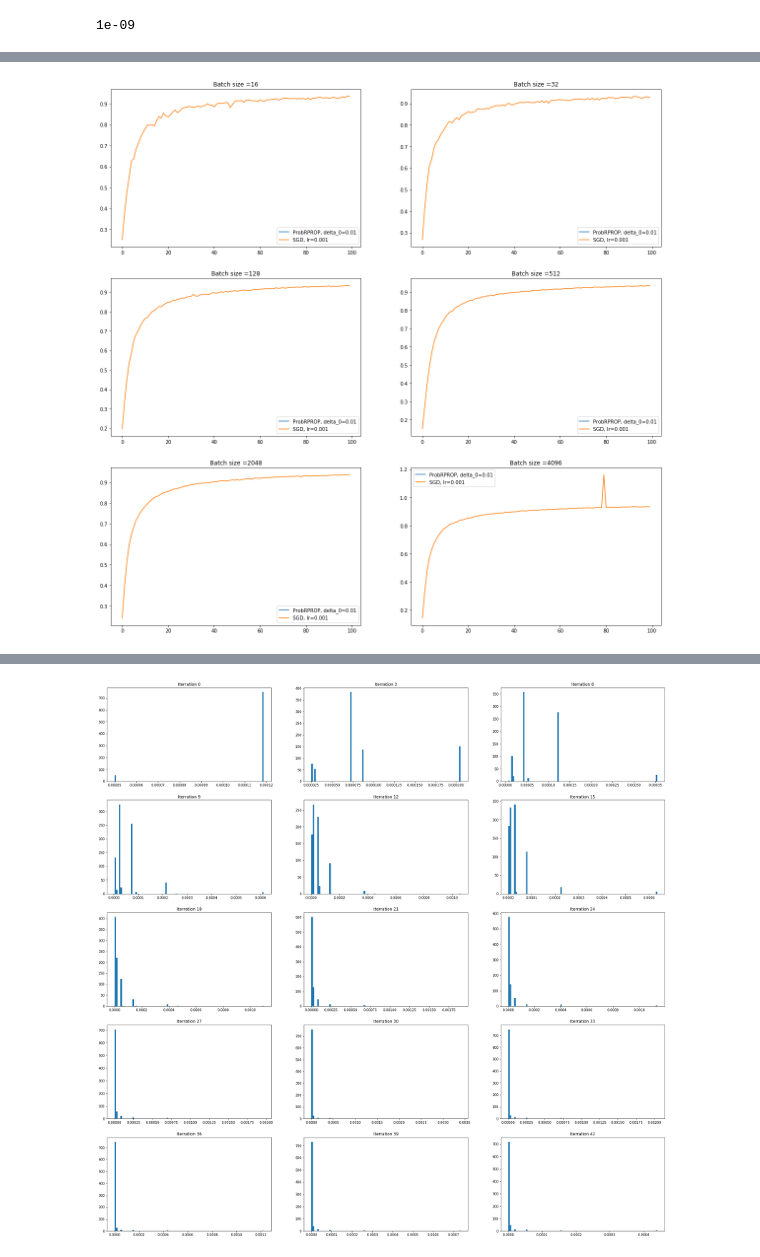
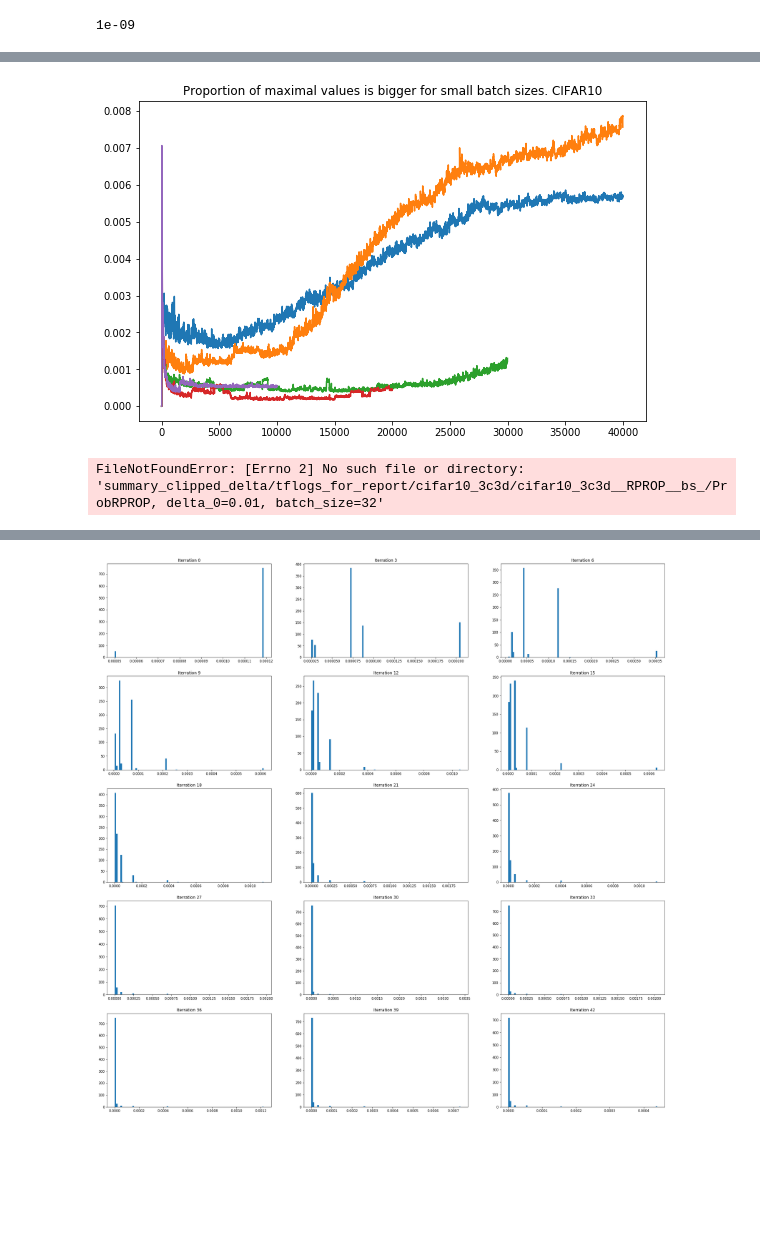
Before and after one commit to zadaianchuk/ProbabilisticRPROP, a Jupyter notebook: experiments.ipynb, the cells around one changed output, grey strips where cells are left out. Saved outputs shown, nothing was run; the diff lists cells and outputs as text; code cells hidden in the pictures; blank space fills up the shorter version.

```diff
--- a/experiments.ipynb
+++ b/experiments.ipynb
@@ -21,0 +92,23 @@ os.getcwd()
+# %%
+name = "tflogs_for_report/cifar10_3c3d/cifar10_3c3d__RPROP__bs_"
+batch_sizes = [32, 128, 512, 1024, 2048]
+Ns={32:40000,128:40000,512:30000,1024:20000,2048:10000}
+every=10
+tag="summaries/per_iteration/max"
+ts = {bs: range(0,Ns[bs],every) for bs in batch_sizes}
+fig=plt.figure(figsize=(20,20))
+ax=fig.add_subplot(3,2,1)
+ax.set_title("Proportion of maximal values is bigger for small batch sizes. CIFAR10")
+for bs in batch_sizes:
+    path = name+str(bs)+"__delta_0_1E-04__delta_min_1E-09__delta_max_1E-03__eta_minus_0.83__eta_plus_1.2__N_"+str(Ns[bs])+"__MNS_True__UME_False__seed_42/"
+    for file in os.listdir(path):
+        l=[]
+        event_file_path=os.path.join(path, file)
+        for e in tf.train.summary_iterator(event_file_path):
+            for v in e.summary.value:
+                if v.tag == tag:
+                    l.append(v.simple_value)
+    line=ax.plot(ts[bs],l,  label="RPROP, batch size=" + str(bs))
+plt.show()
+# %% [output]
+[figure, added]
@@ -22,7 +144,6 @@ os.getcwd()
 # %%
-name ='CNN'
 fig=plt.figure(figsize=(20,20))
-for i,batch_size in enumerate([16,32, 128,512,2048,4096]):
+for i,batch_size in enumerate([32, 128,512,2048,4096]):
     ax=fig.add_subplot(3,2,i+1)
     ax.set_title("Batch size ="+str(batch_size))
     for delta_0 in [0.01]:
@@ -49,7 +170,7 @@ for i,batch_size in enumerate([16,32, 128,512,2048,4096]):
     ax.legend()
 plt.show()
 # %% [output]
-[figure, removed]
+FileNotFoundError: [Errno 2] No such file or directory: 'summary_clipped_delta/tflogs_for_report/cifar10_3c3d/cifar10_3c3d__RPROP__bs_/ProbRPROP, delta_0=0.01, batch_size=32'
 # %%
 name ='CNN'
 fig=plt.figure(figsize=(20,20))
```
Also changed, not shown: parts of 11 cells of this notebook.
